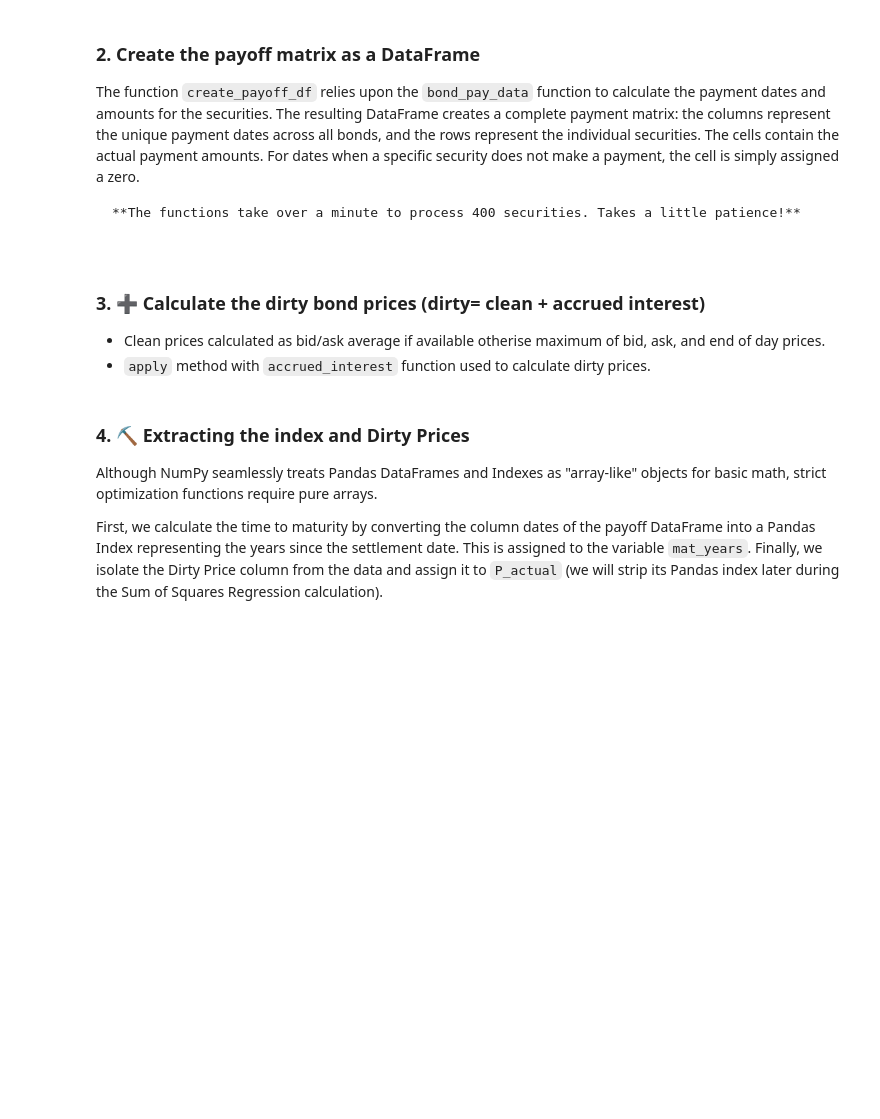
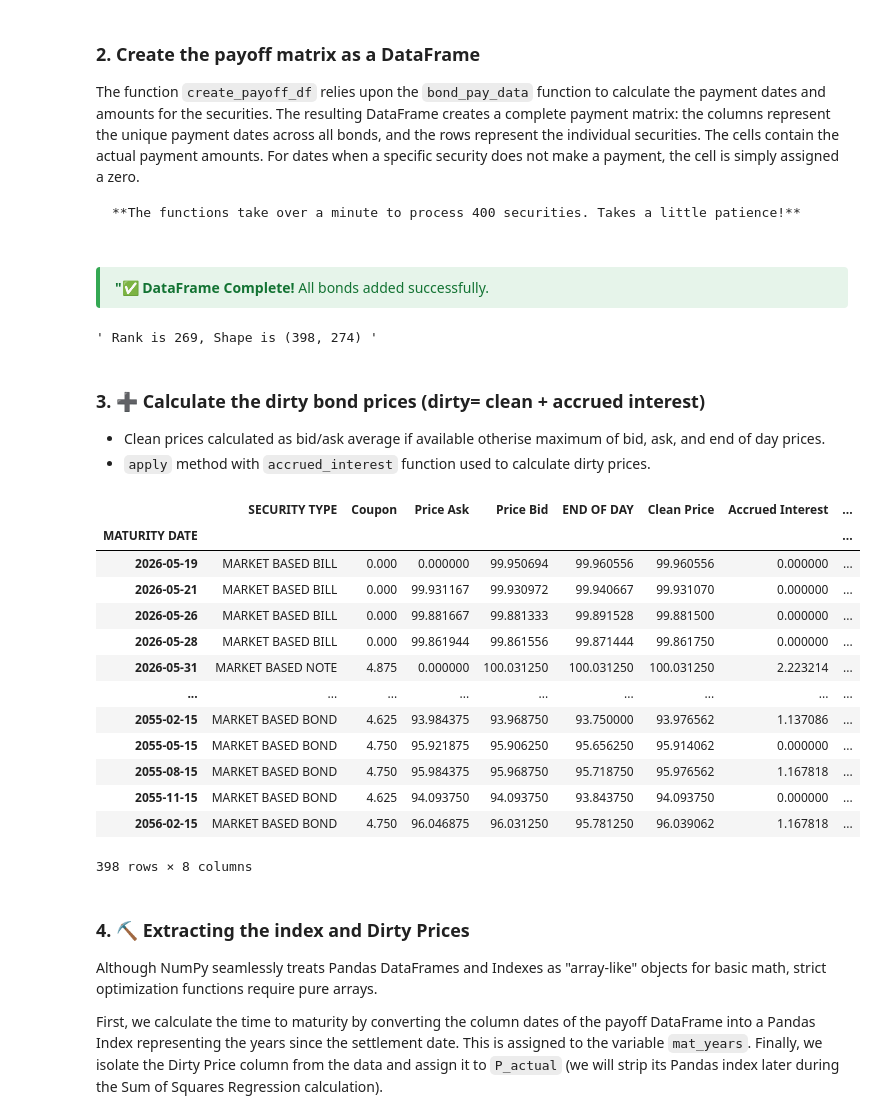
Before and after one commit to PatrickJHess/Volume-Four-Chapter-Two, a Jupyter notebook: notebooks/Calculating_Par_Yields.ipynb, the cells around one changed output. Cells and saved outputs as stored; diff of their text form; code cells hidden in the pictures; blank space fills up the shorter version.

```diff
--- a/notebooks/Calculating_Par_Yields.ipynb
+++ b/notebooks/Calculating_Par_Yields.ipynb
@@ -240,11 +239,11 @@ If you have a FRED key, paste it now; otherwise just press Enter:
 my_date=datetime(2026, 5,14)
 
 # fetch Treasury data for a specific date
-df, stamp,settlement = FEDInvest(my_date)
+df, stamp,settlement = fq.FEDInvest(my_date)
 
 #display price and date and settlement
 display(f'Date of prices {stamp}  Settlement date  {settlement}')
 
 # standardize the data
-clean_df=clean_FEDInvest(df)
+clean_df=fq.clean_FEDInvest(df)
 display(clean_df)
@@ -257,13 +272,16 @@ The function `create_payoff_df` relies upon the `bond_pay_data` function to calc
 **The functions take over a minute to process 400 securities. Takes a little patience!**
 # %%
 # the completion index assumes all the bonds are processed
-df_payoff_matrix=create_payoff_df(clean_df,settlement,OLS=False)
+df_payoff_matrix=fq.create_payoff_df(clean_df,settlement,OLS=False)
 
 # full rank required to infer zero prices
 # linalg module to confirm full rank
 rank=np.linalg.matrix_rank(df_payoff_matrix)
 
 display(f' Rank is {rank}, Shape is {df_payoff_matrix.shape} ')
+# %% [output]
+"✅ DataFrame Complete! All bonds added successfully.
+' Rank is 269, Shape is (398, 274) '
 # %% [markdown]
 ### 3. ➕ Calculate the dirty bond prices (dirty= clean + accrued interest)
 
@@ -278,34 +296,49 @@ num_rows=df_payoff_matrix.shape[0]
 df_data=clean_df[:num_rows].copy()
 
 # vectorized calculation of clean prices
 # the boohttps://patrickjhess.github.io/Volume-Four-Chapter-One//lean value of bid and ask prices
 bid_ask_true=(df_data['Price Bid']>0) & (df_data['Price Ask']>0)
 
 # bid/ask average assigned to true_value
 true_value=(df_data['Price Bid']+df_data['Price Ask'])/2
 
 # maximum of three prices assigned to false value
 false_value=df_data[['END OF DAY','Price Bid','Price Ask']].max(axis=1)
 
 # equivalent to a vectorized if-else assignment of cleab oruce
 df_data['Clean Price']=np.where(bid_ask_true,true_value,false_value)
 
 # calculate accrued interest with apply method
 # Settlement date returned by FEDInvest
 df_data['Accrued Interest'] = df_data.apply(
-    lambda row: accrued_interest(
+    lambda row: fq.accrued_interest(
         maturity=row.name,        # Value of index is the maturity date
         coupon=row['Coupon'],
         settlement=settlement
     ),
     axis=1                        # Explicitly state axis=1 row-by-row
 )
 
 # Vectorize the dirty price calculation
 
 df_data['Dirty Price'] = df_data['Clean Price'] + df_data['Accrued Interest']
 
 display(df_data)
+# %% [output]
+|  | SECURITY TYPE | Coupon | Price Ask | Price Bid | END OF DAY | Clean Price | Accrued Interest | ... |
+| MATURITY DATE |  |  |  |  |  |  |  | ... |
+| 2026-05-19 | MARKET BASED BILL | 0.000 | 0.000000 | 99.950694 | 99.960556 | 99.960556 | 0.000000 | ... |
+| 2026-05-21 | MARKET BASED BILL | 0.000 | 99.931167 | 99.930972 | 99.940667 | 99.931070 | 0.000000 | ... |
+| 2026-05-26 | MARKET BASED BILL | 0.000 | 99.881667 | 99.881333 | 99.891528 | 99.881500 | 0.000000 | ... |
+| 2026-05-28 | MARKET BASED BILL | 0.000 | 99.861944 | 99.861556 | 99.871444 | 99.861750 | 0.000000 | ... |
+| 2026-05-31 | MARKET BASED NOTE | 4.875 | 0.000000 | 100.031250 | 100.031250 | 100.031250 | 2.223214 | ... |
+| ... | ... | ... | ... | ... | ... | ... | ... | ... |
+| 2055-02-15 | MARKET BASED BOND | 4.625 | 93.984375 | 93.968750 | 93.750000 | 93.976562 | 1.137086 | ... |
+| 2055-05-15 | MARKET BASED BOND | 4.750 | 95.921875 | 95.906250 | 95.656250 | 95.914062 | 0.000000 | ... |
+| 2055-08-15 | MARKET BASED BOND | 4.750 | 95.984375 | 95.968750 | 95.718750 | 95.976562 | 1.167818 | ... |
+| 2055-11-15 | MARKET BASED BOND | 4.625 | 94.093750 | 94.093750 | 93.843750 | 94.093750 | 0.000000 | ... |
+| 2056-02-15 | MARKET BASED BOND | 4.750 | 96.046875 | 96.031250 | 95.781250 | 96.039062 | 1.167818 | ... |
+398 rows × 8 columns
 # %% [markdown]
 ### 4. ⛏️ Extracting the index and  Dirty Prices
 Although NumPy seamlessly treats Pandas DataFrames and Indexes as "array-like" objects for basic math, strict optimization functions require pure arrays.
```
Also changed, not shown: parts of 17 cells of this notebook, 4 other files.
